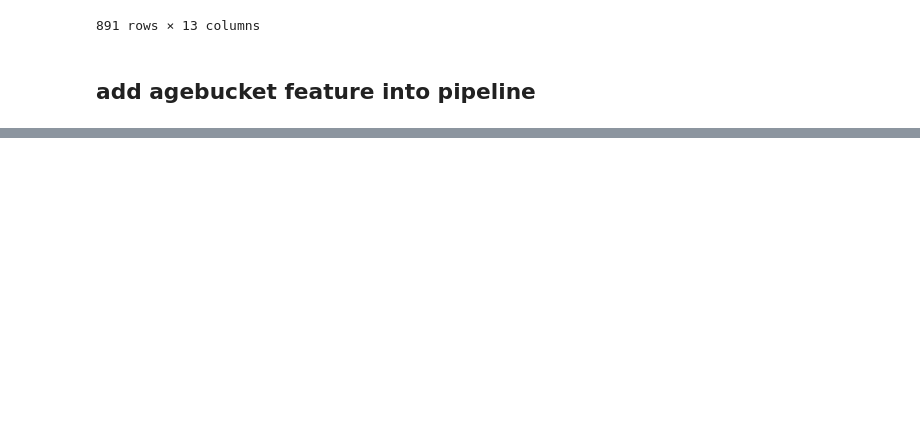
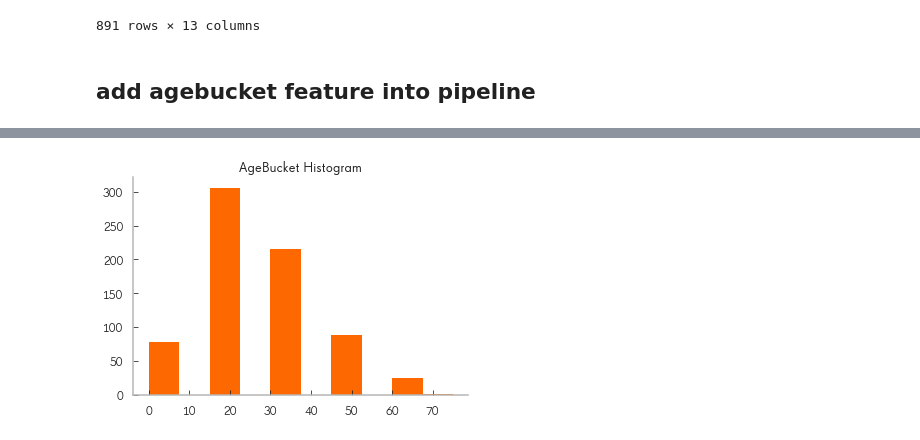
Before and after one commit to caheredia/titanic_predict, a Jupyter notebook: 0.1-data_exploration.ipynb, the cells around one changed output, grey strips where cells are left out. Saved outputs shown, nothing was run; the diff lists cells and outputs as text; code cells hidden in the pictures; blank space fills up the shorter version.

```diff
--- a/0.1-data_exploration.ipynb
+++ b/0.1-data_exploration.ipynb
@@ -296,0 +303,5 @@ train_data
+# %%
+train_data['AgeBucket'].hist()
+plt.title('AgeBucket Histogram');
+# %% [output]
+[figure, added]
```
Also changed, not shown: parts of 1 cell of this notebook.
